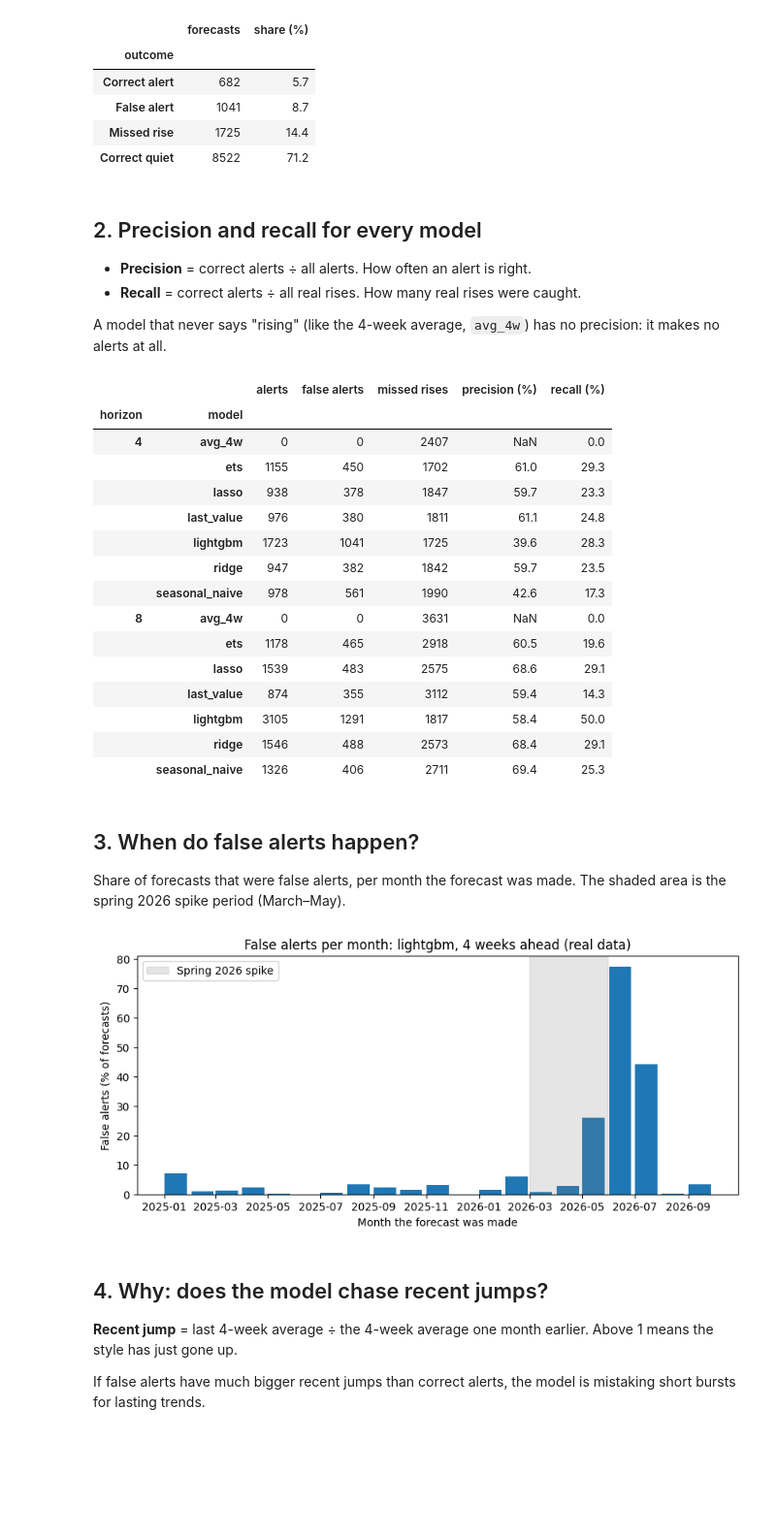
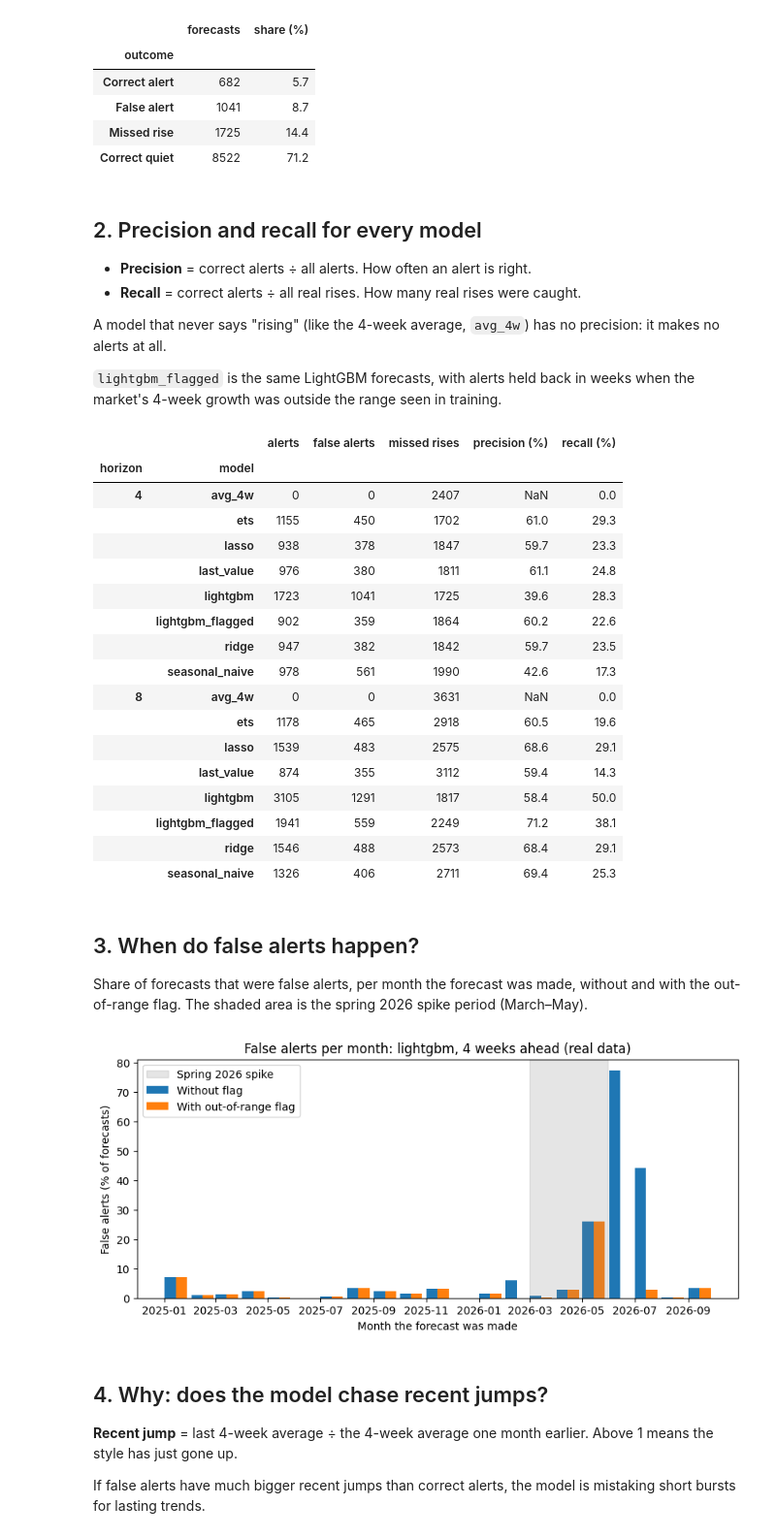
Before and after one commit to samichi-rungta/fashion-trends-forcasting, a Jupyter notebook: analysis/01_error_analysis.ipynb, the cells around one changed output. Shown at 97% size. Drawn from its saved outputs; the diff is of its cells as text; code cells hidden in the pictures; blank space fills up the shorter version.

Commit message:
Analysis: add the out-of-range flag to the alert results

```diff
--- a/analysis/01_error_analysis.ipynb
+++ b/analysis/01_error_analysis.ipynb
@@ -15,7 +15,7 @@ from pathlib import Path
 import matplotlib.pyplot as plt
 import pandas as pd
 
-from common import load_predictions, RISING_THRESHOLD, DATA_LABEL
+from common import load_predictions, said_rising, RISING_THRESHOLD, DATA_LABEL, FLAGGED_MODEL
 
 FIGURES = Path("figures")
 FIGURES.mkdir(exist_ok=True)
@@ -23,16 +23,19 @@ FIGURES.mkdir(exist_ok=True)
 df = load_predictions()
 
 # Put every forecast in one of the four boxes.
-said_rising = df["predicted_growth"] > RISING_THRESHOLD
+# said_rising (from common.py) also holds back the flagged model's alerts in out-of-range weeks.
+alert = said_rising(df)
 rose = df["actual_growth"] > RISING_THRESHOLD
 df["outcome"] = "Correct quiet"
-df.loc[said_rising & rose, "outcome"] = "Correct alert"
-df.loc[said_rising & ~rose, "outcome"] = "False alert"
-df.loc[~said_rising & rose, "outcome"] = "Missed rise"
+df.loc[alert & rose, "outcome"] = "Correct alert"
+df.loc[alert & ~rose, "outcome"] = "False alert"
+df.loc[~alert & rose, "outcome"] = "Missed rise"
 
 # The main model and horizon for the detailed questions below.
 MODEL, HORIZON = "lightgbm", 4
 main = df[(df["model"] == MODEL) & (df["horizon"] == HORIZON)].copy()
+# The same forecasts with the out-of-range flag, for the before/after comparison.
+flagged = df[(df["model"] == FLAGGED_MODEL) & (df["horizon"] == HORIZON)].copy()
 print(f"{len(main):,} forecasts for {MODEL}, {HORIZON} weeks ahead")
 # %% [output]
 11,970 forecasts for lightgbm, 4 weeks ahead
@@ -57,6 +60,8 @@ pd.DataFrame({"forecasts": boxes, "share (%)": (100 * boxes / boxes.sum()).round
 - **Recall** = correct alerts ÷ all real rises. How many real rises were caught.
 
 A model that never says "rising" (like the 4-week average, `avg_4w`) has no precision: it makes no alerts at all.
+
+`lightgbm_flagged` is the same LightGBM forecasts, with alerts held back in weeks when the market's 4-week growth was outside the range seen in training.
 # %%
 def alert_scores(group):
     counts = group["outcome"].value_counts()
@@ -84,6 +89,7 @@ scores
 |  | lasso | 938 | 378 | 1847 | 59.7 | 23.3 |
 |  | last_value | 976 | 380 | 1811 | 61.1 | 24.8 |
 |  | lightgbm | 1723 | 1041 | 1725 | 39.6 | 28.3 |
+|  | lightgbm_flagged | 902 | 359 | 1864 | 60.2 | 22.6 |
 |  | ridge | 947 | 382 | 1842 | 59.7 | 23.5 |
 |  | seasonal_naive | 978 | 561 | 1990 | 42.6 | 17.3 |
 | 8 | avg_4w | 0 | 0 | 3631 | NaN | 0.0 |
@@ -91,27 +97,32 @@ scores
 |  | lasso | 1539 | 483 | 2575 | 68.6 | 29.1 |
 |  | last_value | 874 | 355 | 3112 | 59.4 | 14.3 |
 |  | lightgbm | 3105 | 1291 | 1817 | 58.4 | 50.0 |
+|  | lightgbm_flagged | 1941 | 559 | 2249 | 71.2 | 38.1 |
 |  | ridge | 1546 | 488 | 2573 | 68.4 | 29.1 |
 |  | seasonal_naive | 1326 | 406 | 2711 | 69.4 | 25.3 |
 # %% [markdown]
 ## 3. When do false alerts happen?
 
-Share of forecasts that were false alerts, per month the forecast was made. The shaded area is the spring 2026 spike period (March–May).
+Share of forecasts that were false alerts, per month the forecast was made, without and with the out-of-range flag. The shaded area is the spring 2026 spike period (March–May).
 # %%
-main["month"] = main["origin"].dt.to_period("M").dt.to_timestamp()
-monthly = main.groupby("month")["outcome"].apply(lambda s: 100 * (s == "False alert").mean())
+def false_alert_share(data):
+    month = data["origin"].dt.to_period("M").dt.to_timestamp()
+    return data["outcome"].eq("False alert").groupby(month).mean() * 100
+
+monthly = pd.DataFrame({"without flag": false_alert_share(main), "with flag": false_alert_share(flagged)})
 
 fig, ax = plt.subplots(figsize=(10, 4))
-ax.bar(monthly.index, monthly.values, width=26, align="edge")  # each bar fills its month
+ax.bar(monthly.index, monthly["without flag"], width=13, align="edge", label="Without flag")
+ax.bar(monthly.index + pd.Timedelta(days=13), monthly["with flag"], width=13, align="edge", label="With out-of-range flag")
 ax.axvspan(pd.Timestamp("2026-03-01"), pd.Timestamp("2026-05-31"), color="grey", alpha=0.2, label="Spring 2026 spike")
 ax.set_title(f"False alerts per month: {MODEL}, {HORIZON} weeks ahead ({DATA_LABEL})")
 ax.set_xlabel("Month the forecast was made")
 ax.set_ylabel("False alerts (% of forecasts)")
 ax.legend()
 fig.savefig(FIGURES / "01_false_alerts_by_month.png", dpi=200, bbox_inches="tight")
 plt.show()
 # %% [output]
-[figure, old version]
+[figure, new version]
 # %% [markdown]
 ## 4. Why: does the model chase recent jumps?
 
```
Also changed, not shown: parts of 1 cell of this notebook, 3 other files.
